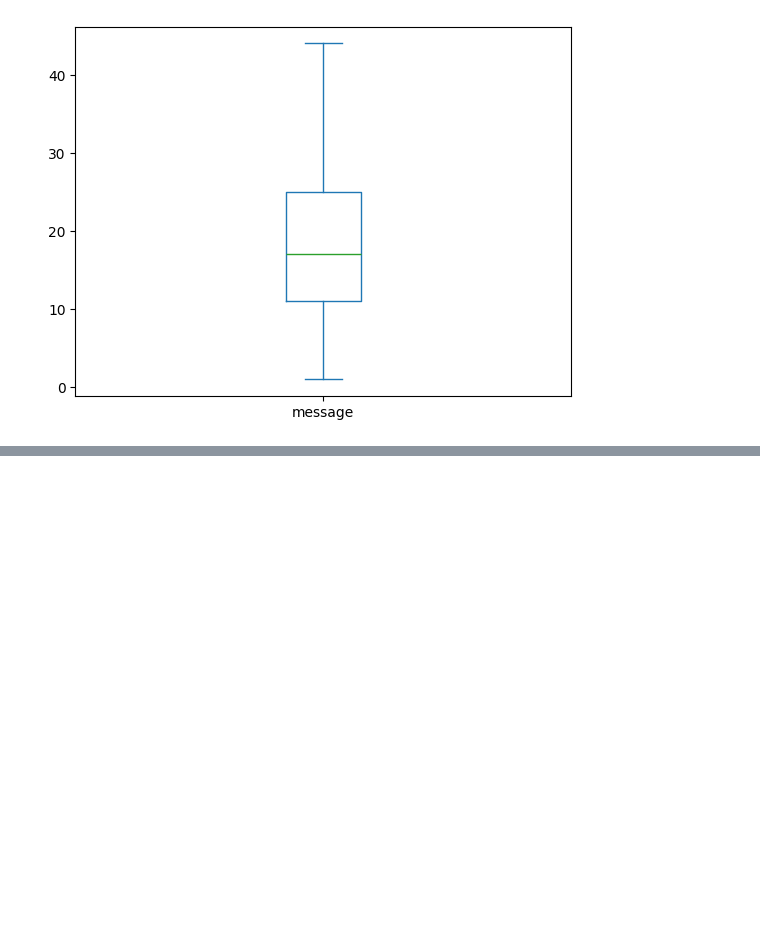
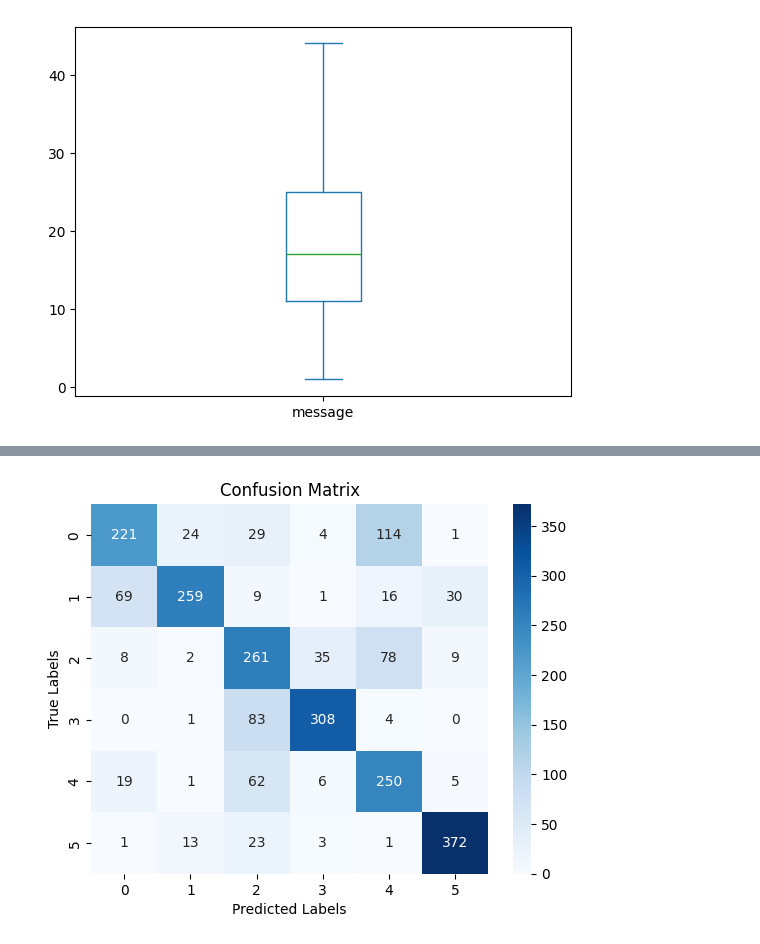
Before and after one commit to peshevskidimitar/i2ds-25-26, a Jupyter notebook: 08 NLP - CNN & LSTM.ipynb, the cells around one changed output, grey strips where cells are left out. Saved outputs shown, nothing was run; the diff lists cells and outputs as text; code cells hidden in the pictures; blank space fills up the shorter version.

```diff
--- a/08 NLP - CNN & LSTM.ipynb
+++ b/08 NLP - CNN & LSTM.ipynb
@@ -265,0 +120,3 @@ Index(['anger', 'fear', 'joy', 'love', 'sadness', 'surprise'], dtype='object')
+# %%
+max_vocab_size = 10000
+vocab = build_vocab(train_X.values, max_vocab_size)
@@ -265,0 +309,13 @@ Index(['anger', 'fear', 'joy', 'love', 'sadness', 'surprise'], dtype='object')
+# %%
+cm = confusion_matrix(
+    y_test.cpu().numpy(),
+    preds.cpu().numpy()
+)
+
+sns.heatmap(cm, annot=True, fmt="d", cmap="Blues")
+plt.xlabel("Predicted Labels")
+plt.ylabel("True Labels")
+plt.title("Confusion Matrix")
+plt.show()
+# %% [output]
+[figure, added]
```
Also changed, not shown: parts of 40 cells of this notebook.
